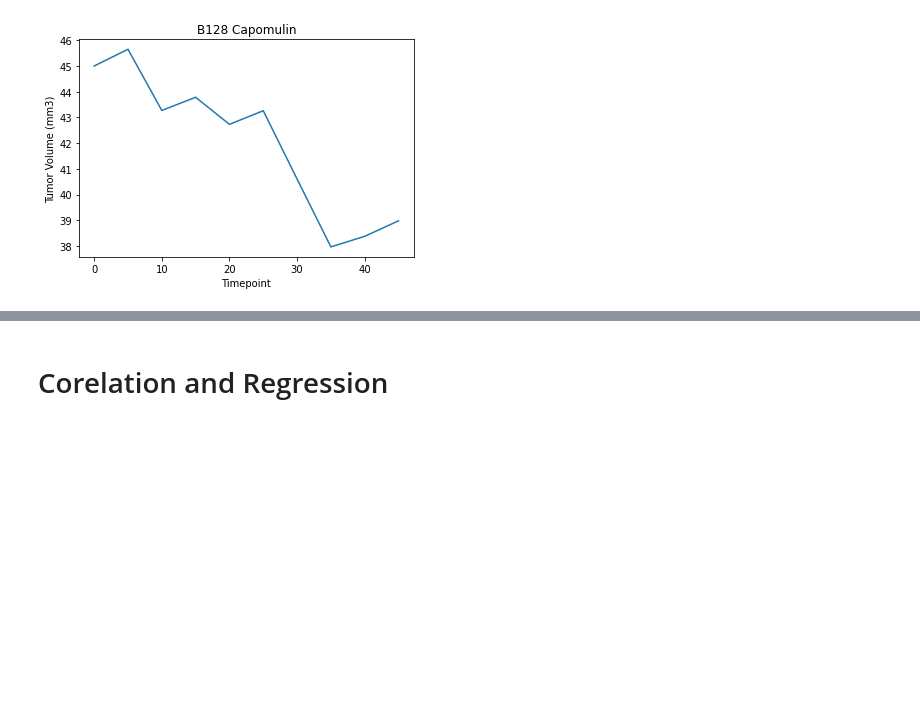
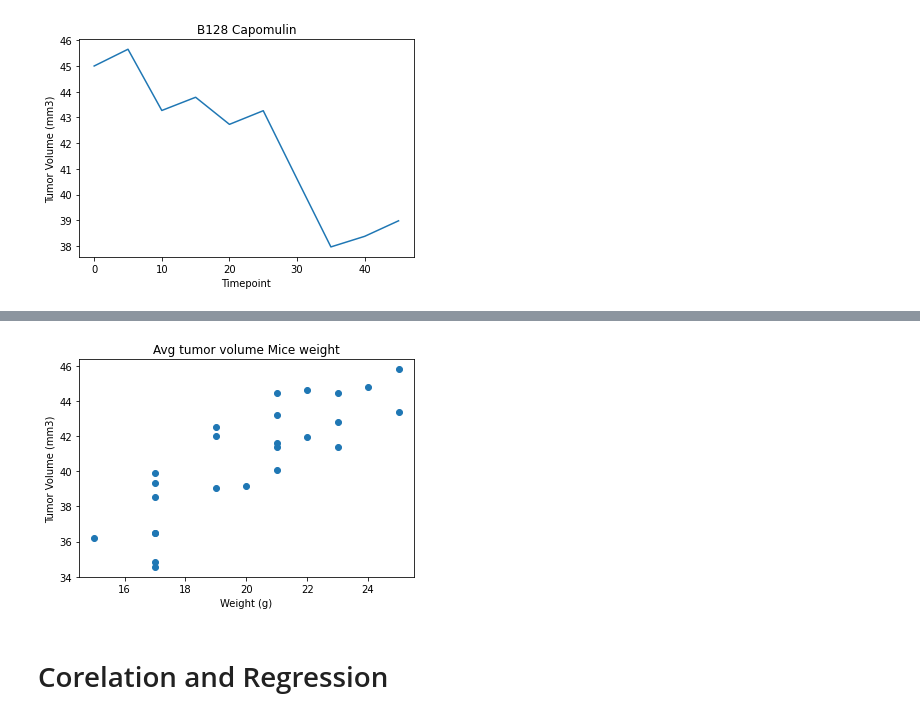
Before and after one commit to uma11iyer/Module_5_Matplotlib, a Jupyter notebook: Pymaceuticals/pymaceuticals.ipynb, the cells around one changed output, grey strips where cells are left out. Saved outputs shown, nothing was run; the diff lists cells and outputs as text; code cells hidden in the pictures; blank space fills up the shorter version.

```diff
--- a/Pymaceuticals/pymaceuticals.ipynb
+++ b/Pymaceuticals/pymaceuticals.ipynb
@@ -420,9 +420,10 @@ plt.show()
 # %% [output]
 [figure]
 # %%
+
 # Generate a scatter plot of average tumor volume vs. mouse weight for the Capomulin regimen
 
-Avg_tumor_volume  = clean_mouse_studydf.groupby("Mouse ID").mean()["Tumor Volume (mm3)"]
-mouse_weight = clean_mouse_studydf.groupby('Mouse ID').mean() ["Weight (g)"]
-mouse_weight.head()
+capomulin = clean_mouse_studydf.loc[clean_mouse_studydf["Drug Regimen"]=="Capomulin"]
+avg_vol=capomulin.groupby(['Mouse ID']).mean()
+avg_vol
 # %% [output]
@@ -436,3 +448,11 @@ Name: Weight (g), dtype: float64
+# %%
+plt.scatter(avg_vol['Weight (g)'],avg_vol['Tumor Volume (mm3)'])
+plt.xlabel('Weight (g)')
+plt.ylabel('Tumor Volume (mm3)')
+plt.title('Avg tumor volume Mice weight')
+plt.show()
+# %% [output]
+[figure, added]
 # %% [markdown]
 # Corelation and Regression
 # %% [markdown]
```
Also changed, not shown: parts of 1 cell of this notebook, 1 other file.
